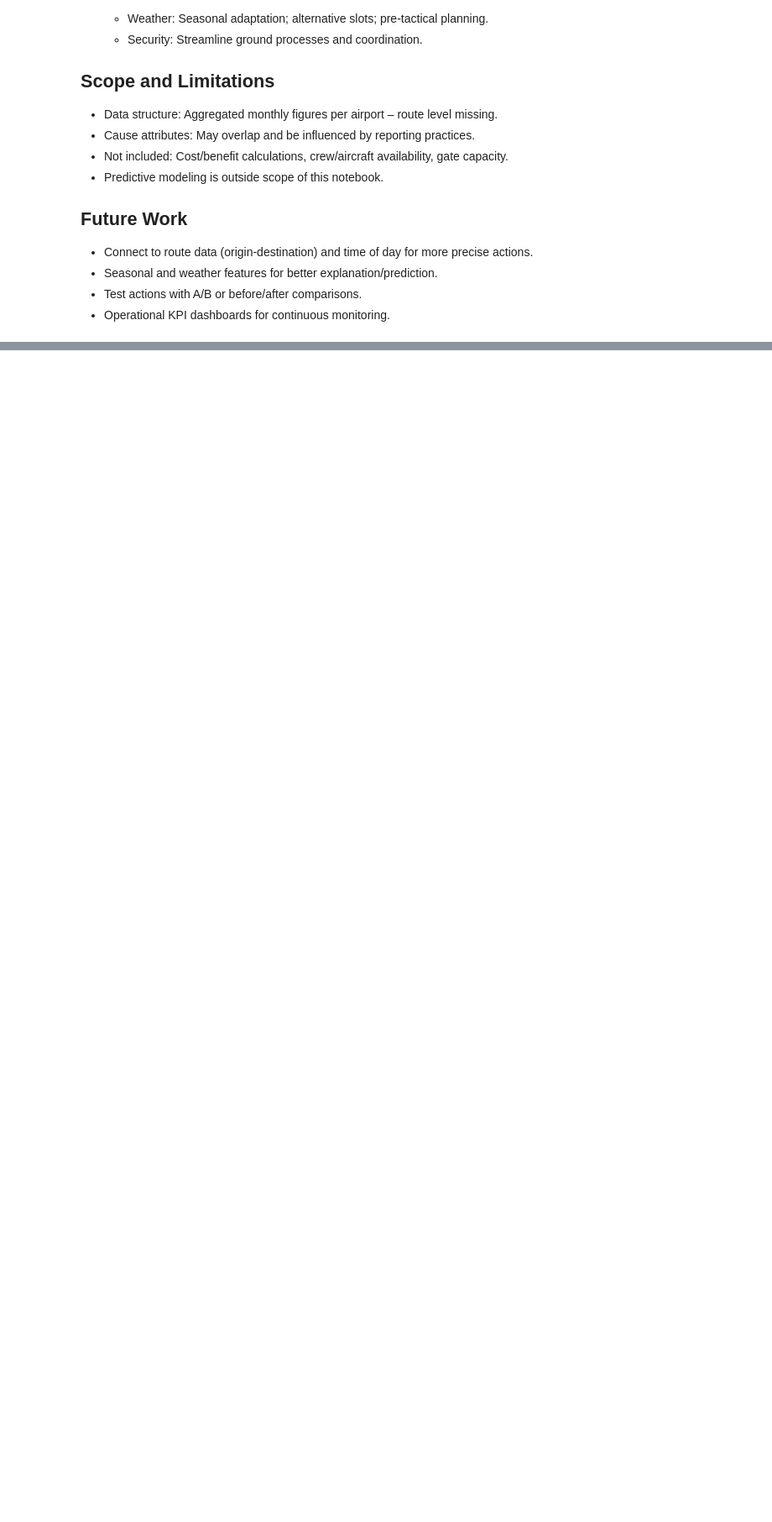
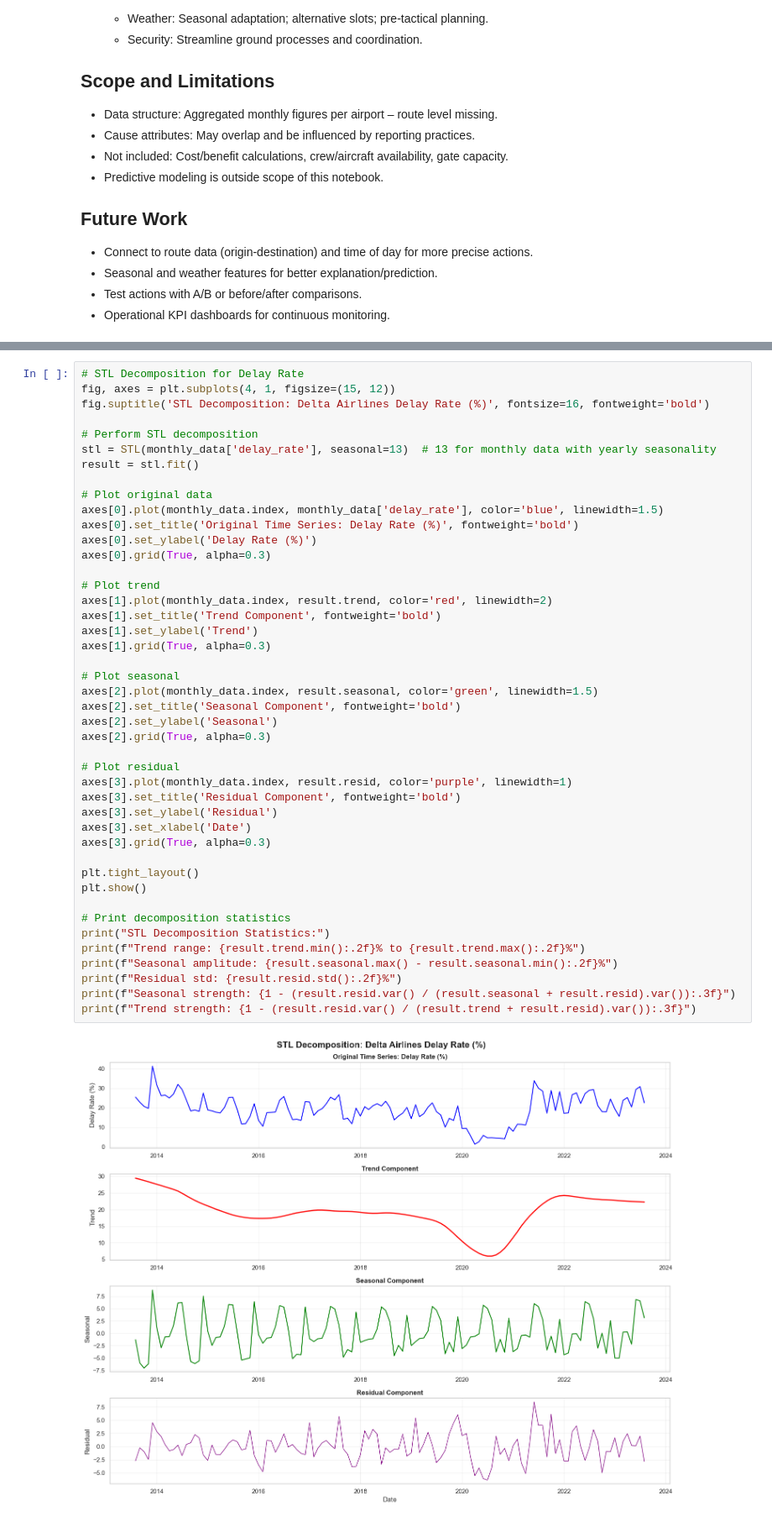
Before and after one commit to jacobw2003/flight-delay, a Jupyter notebook: southwest_delay_analysis.ipynb, the cells around one changed output, grey strips where cells are left out. Shown at 84% size. Cells and saved outputs as stored; diff of their text form; blank space fills up the shorter version.

```diff
--- a/southwest_delay_analysis.ipynb
+++ b/southwest_delay_analysis.ipynb
@@ -381,0 +451,46 @@ Lagret: dataset/southwest_priorities.csv
+# %%
+# STL Decomposition for Delay Rate
+fig, axes = plt.subplots(4, 1, figsize=(15, 12))
+fig.suptitle('STL Decomposition: Delta Airlines Delay Rate (%)', fontsize=16, fontweight='bold')
+
+# Perform STL decomposition
+stl = STL(monthly_data['delay_rate'], seasonal=13)  # 13 for monthly data with yearly seasonality
+result = stl.fit()
+
+# Plot original data
+axes[0].plot(monthly_data.index, monthly_data['delay_rate'], color='blue', linewidth=1.5)
+axes[0].set_title('Original Time Series: Delay Rate (%)', fontweight='bold')
+axes[0].set_ylabel('Delay Rate (%)')
+axes[0].grid(True, alpha=0.3)
+
+# Plot trend
+axes[1].plot(monthly_data.index, result.trend, color='red', linewidth=2)
+axes[1].set_title('Trend Component', fontweight='bold')
+axes[1].set_ylabel('Trend')
+axes[1].grid(True, alpha=0.3)
+
+# Plot seasonal
+axes[2].plot(monthly_data.index, result.seasonal, color='green', linewidth=1.5)
+axes[2].set_title('Seasonal Component', fontweight='bold')
+axes[2].set_ylabel('Seasonal')
+axes[2].grid(True, alpha=0.3)
+
+# Plot residual
+axes[3].plot(monthly_data.index, result.resid, color='purple', linewidth=1)
+axes[3].set_title('Residual Component', fontweight='bold')
+axes[3].set_ylabel('Residual')
+axes[3].set_xlabel('Date')
+axes[3].grid(True, alpha=0.3)
+
+plt.tight_layout()
+plt.show()
+
+# Print decomposition statistics
+print("STL Decomposition Statistics:")
+print(f"Trend range: {result.trend.min():.2f}% to {result.trend.max():.2f}%")
+print(f"Seasonal amplitude: {result.seasonal.max() - result.seasonal.min():.2f}%")
+print(f"Residual std: {result.resid.std():.2f}%")
+print(f"Seasonal strength: {1 - (result.resid.var() / (result.seasonal + result.resid).var()):.3f}")
+print(f"Trend strength: {1 - (result.resid.var() / (result.trend + result.resid).var()):.3f}")
+# %% [output]
+[figure, added]
```
Also changed, not shown: parts of 14 cells of this notebook, 8 other files.
